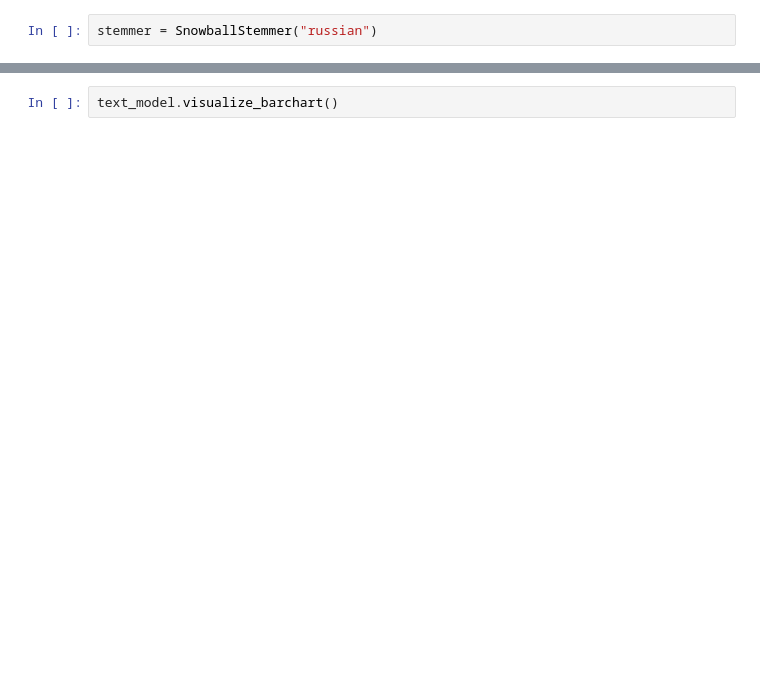
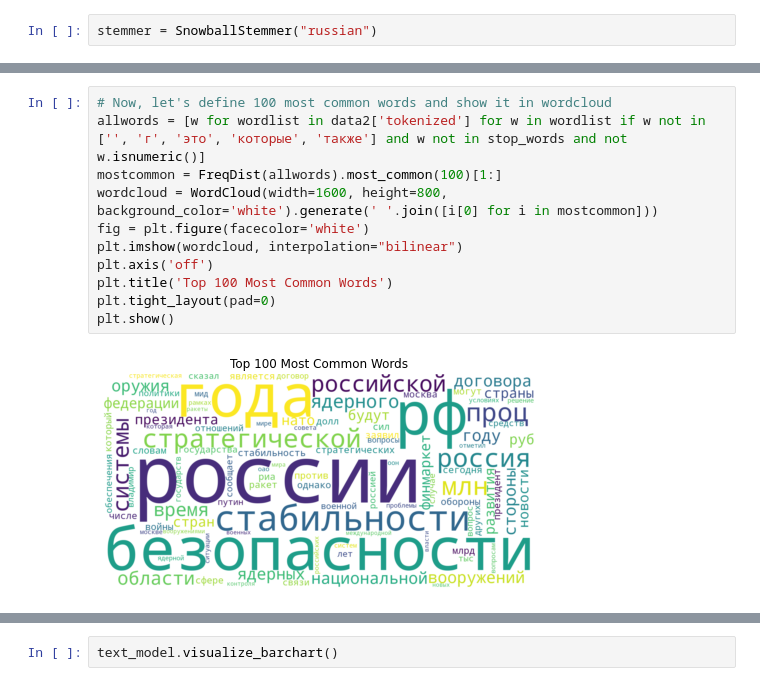
Before and after one commit to Teasotea/articles_topic_modelling, a Jupyter notebook: StratStabTask1.ipynb, the cells around one changed output, grey strips where cells are left out. Cells and saved outputs as stored; diff of their text form; blank space fills up the shorter version.

```diff
--- a/StratStabTask1.ipynb
+++ b/StratStabTask1.ipynb
@@ -566,0 +443,13 @@ lem_model.visualize_barchart()
+# %%
+# Now, let's define 100 most common words and show it in wordcloud
+allwords = [w for wordlist in data2['tokenized'] for w in wordlist if w not in ['', 'г', 'это', 'которые', 'также'] and w not in stop_words and not w.isnumeric()]
+mostcommon = FreqDist(allwords).most_common(100)[1:]
+wordcloud = WordCloud(width=1600, height=800, background_color='white').generate(' '.join([i[0] for i in mostcommon]))
+fig = plt.figure(facecolor='white')
+plt.imshow(wordcloud, interpolation="bilinear")
+plt.axis('off')
+plt.title('Top 100 Most Common Words')
+plt.tight_layout(pad=0)
+plt.show()
+# %% [output]
+[figure, added]
```
Also changed, not shown: parts of 146 cells of this notebook.
